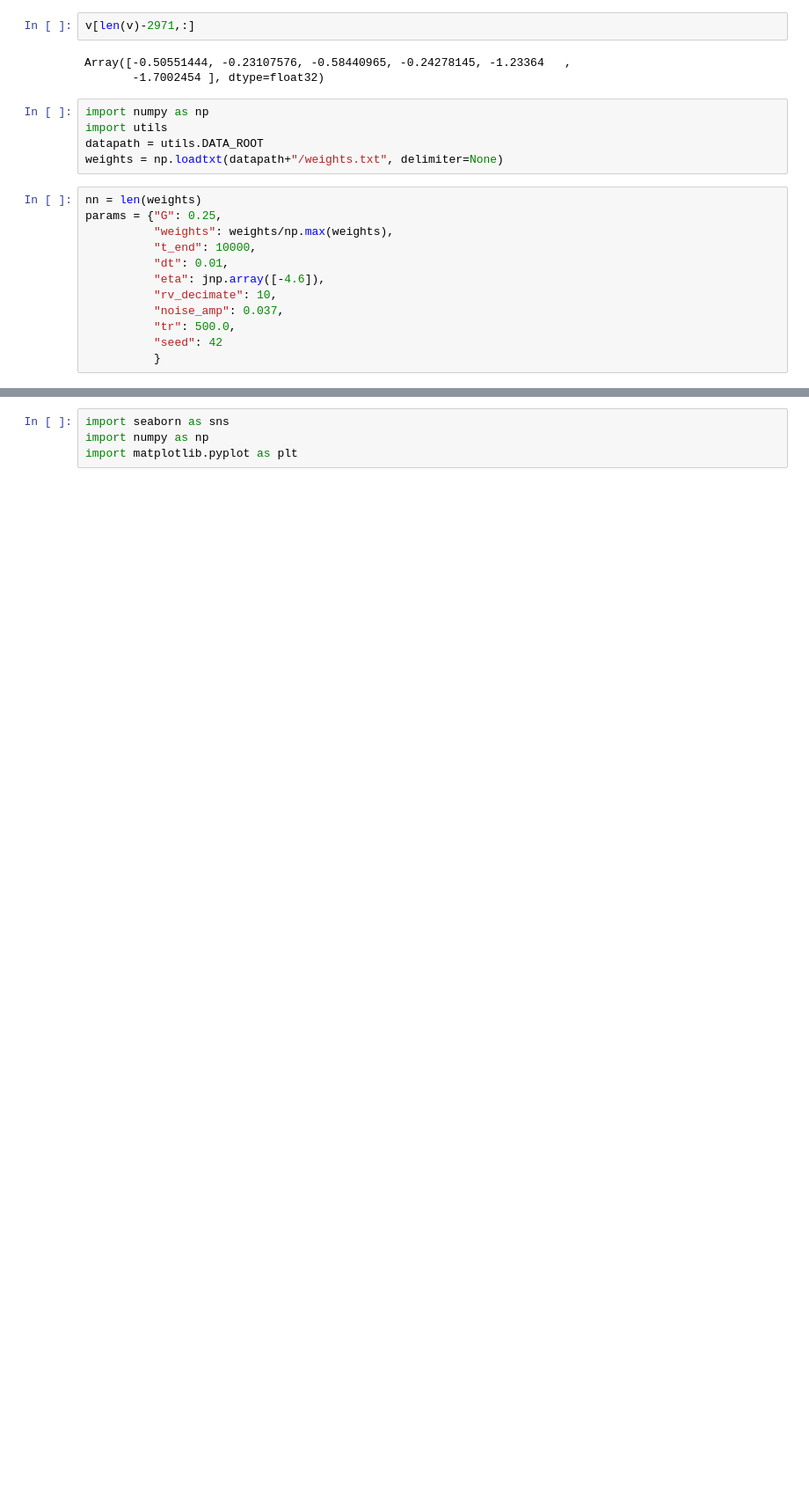
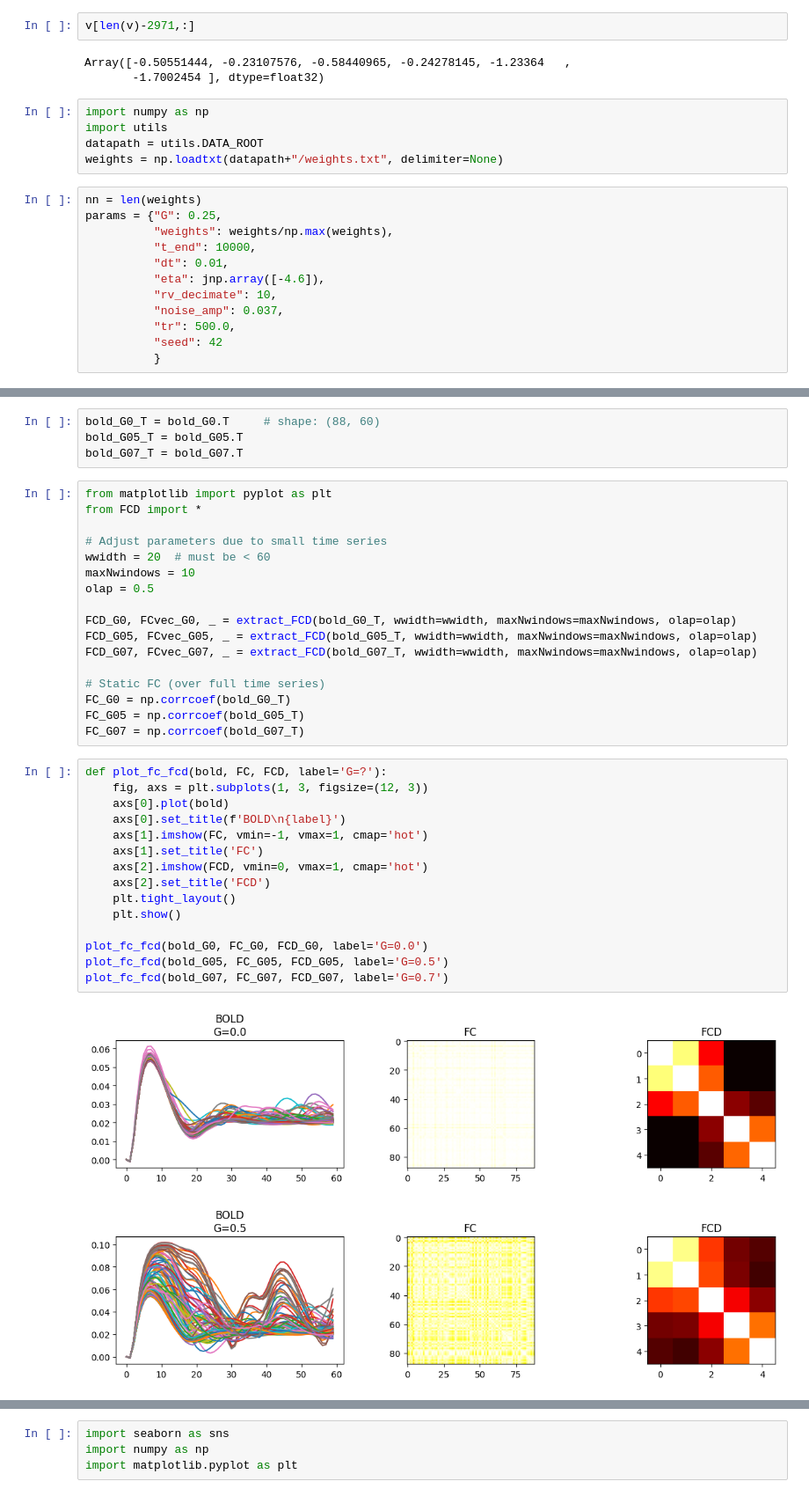
Before and after one commit to monicapaoletti/GSoC_T3.3_inference, a Jupyter notebook: scripts/notebooks/mpr_jax.ipynb, the cells around one changed output, grey strips where cells are left out. Shown at 88% size. Drawn from its saved outputs; the diff is of its cells as text; blank space fills up the shorter version.

```diff
--- a/scripts/notebooks/mpr_jax.ipynb
+++ b/scripts/notebooks/mpr_jax.ipynb
@@ -169,0 +175,39 @@ wrapper took 0.01 seconds
+# %%
+bold_G0_T = bold_G0.T     # shape: (88, 60)
+bold_G05_T = bold_G05.T
+bold_G07_T = bold_G07.T
+# %%
+from matplotlib import pyplot as plt
+from FCD import *
+
+# Adjust parameters due to small time series
+wwidth = 20  # must be < 60
+maxNwindows = 10
+olap = 0.5
+
+FCD_G0, FCvec_G0, _ = extract_FCD(bold_G0_T, wwidth=wwidth, maxNwindows=maxNwindows, olap=olap)
+FCD_G05, FCvec_G05, _ = extract_FCD(bold_G05_T, wwidth=wwidth, maxNwindows=maxNwindows, olap=olap)
+FCD_G07, FCvec_G07, _ = extract_FCD(bold_G07_T, wwidth=wwidth, maxNwindows=maxNwindows, olap=olap)
+
+# Static FC (over full time series)
+FC_G0 = np.corrcoef(bold_G0_T)
+FC_G05 = np.corrcoef(bold_G05_T)
+FC_G07 = np.corrcoef(bold_G07_T)
+# %%
+def plot_fc_fcd(bold, FC, FCD, label='G=?'):
+    fig, axs = plt.subplots(1, 3, figsize=(12, 3))
+    axs[0].plot(bold)
+    axs[0].set_title(f'BOLD\n{label}')
+    axs[1].imshow(FC, vmin=-1, vmax=1, cmap='hot')
+    axs[1].set_title('FC')
+    axs[2].imshow(FCD, vmin=0, vmax=1, cmap='hot')
+    axs[2].set_title('FCD')
+    plt.tight_layout()
+    plt.show()
+
+plot_fc_fcd(bold_G0, FC_G0, FCD_G0, label='G=0.0')
+plot_fc_fcd(bold_G05, FC_G05, FCD_G05, label='G=0.5')
+plot_fc_fcd(bold_G07, FC_G07, FCD_G07, label='G=0.7')
+# %% [output]
+[figure, added]
+[figure, added]
```
Also changed, not shown: parts of 12 cells of this notebook.
